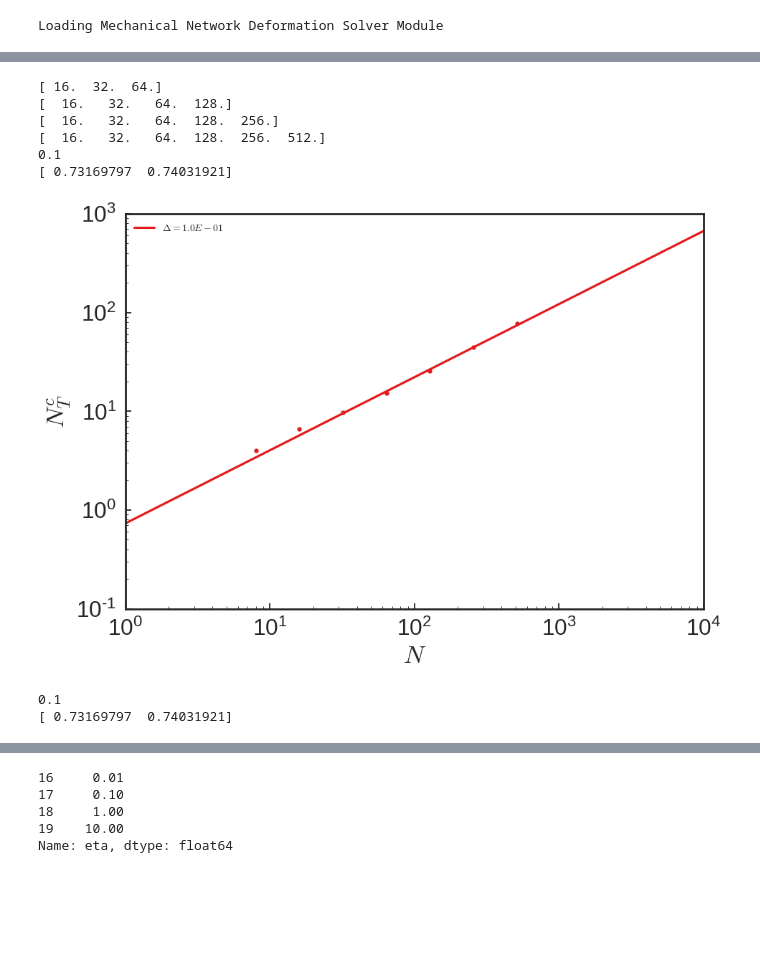
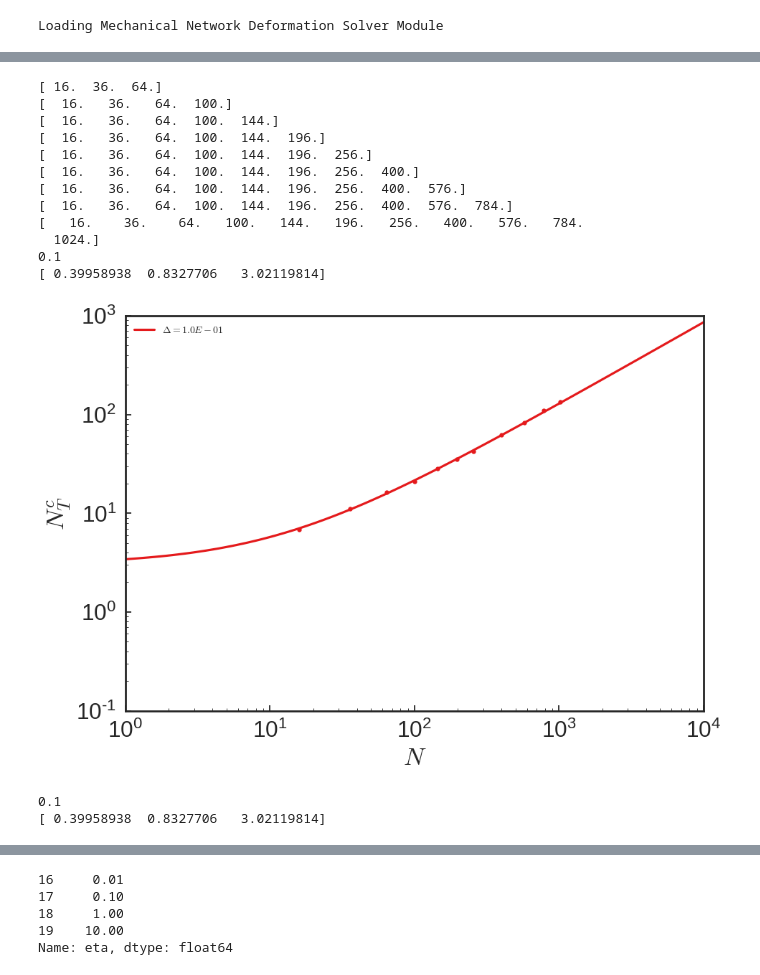
Before and after one commit to jrocks/lib_network_tuning, a Jupyter notebook: notebooks/tuning_disc_phase_space.ipynb, the cells around one changed output, grey strips where cells are left out. Saved outputs shown, nothing was run; the diff lists cells and outputs as text; code cells hidden in the pictures; blank space fills up the shorter version.

```diff
--- a/notebooks/tuning_disc_phase_space.ipynb
+++ b/notebooks/tuning_disc_phase_space.ipynb
@@ -545,19 +554,7 @@ for (Lp ,eta), group0 in df_agg.groupby(['Lp', 'eta']):
 
 
         avg, std, skew = mcError(NT, fsat, count, func, [15.0, 10.0],
-                                 dist="binomial", bounds=[(1, 300), (1e-2, 100)], plot=False, nresample=32)
-
-
-#         spl = spi.UnivariateSpline(NT, fsat, s=0, ext=0)
-
-#         xs = np.arange(np.min(NT), np.max(NT), 0.1)
-#         ax1.plot(xs, spl(xs), color=color)
-
-#         rfunc = lambda x: 0.5 - spl(x)
-#         x0 = spo.brentq(rfunc, avg[0]-avg[1], avg[0]+avg[1])
-
-#         print x0, avg[0]
-#         avg[0] = x0
+                                 dist="binomial", bounds=[(1, 300), (1e-2, 100)], plot=False, nresample=100)
 
         print NN
         print avg
@@ -676,5 +709,5 @@ for (Lp ,eta), group0 in df_agg.groupby(['Lp', 'eta']):
 # %%
-func = lambda x, mu, sigma : 0.5*sp.special.erfc((x-mu) / sigma / np.sqrt(2))
+func = lambda x, mu, sigma : sp.special.expit(-(x-mu) / sigma / np.sqrt(2))
 
 for (Lp ,eta), group0 in df_agg.groupby(['Lp', 'eta']):
 
@@ -699,7 +732,7 @@ for (Lp ,eta), group0 in df_agg.groupby(['Lp', 'eta']):
         NTc = np.array(df_fsat[(df_fsat.eta==eta) & (df_fsat.Lp==Lp) & (df_fsat.NN==NN)]['NTc'])[0]
         width = np.array(df_fsat[(df_fsat.eta==eta) & (df_fsat.Lp==Lp) & (df_fsat.NN==NN)]['width'])[0]
 
-        x = np.linspace(0, NTc+3*width, 1000)
+        x = np.linspace(np.min(NT), np.max(NT), 1000)
 
         ax1.plot(x / NE, func(x, NTc, width), color=color)
 
@@ -726,15 +756,15 @@ for (Lp ,eta), group0 in df_agg.groupby(['Lp', 'eta']):
 def func1(x, B, C):
     return B * x**C
 
+def func2(x, B, C, A):
+    return B * x**C + A
+
 def func3(x, A, B, C):
-    return A + B * x**C
-
-def func2(x, A, B, C):
 
     return B * x**C * (1 + np.log(x)**A)
 
 
-start = 1
+start = 0
 stop = len(df_fsat.groupby(['NN']))
 
 df_scale = pd.DataFrame(columns=['eta', 'start', 'stop', 'NTc_offset', 'NTc_coeff', 'NTc_exp',
@@ -752,16 +782,16 @@ for n in range(start+3, stop+1):
 
         print NN[start:n]
 
-        avg, std = spo.curve_fit(func1, NN[start:n], NTc[start:n],
-                                 p0=[0, 1],
+        avg, std = spo.curve_fit(func2, NN[start:n], NTc[start:n],
+                                 p0=[0, 1, 0],
                                  sigma=NTc_err[start:n],
                                  absolute_sigma=True, maxfev=10000,
-                                 bounds=([-np.inf, -np.inf], [np.inf, np.inf]))
+                                 bounds=([-np.inf, -np.inf, -np.inf], [np.inf, np.inf, np.inf]))
 
 
-        row = pd.Series({'eta': eta, 'start': start, 'stop': n, 'NTc_offset':0.0,
+        row = pd.Series({'eta': eta, 'start': start, 'stop': n, 'NTc_offset':avg[2],
                          'NTc_coeff':avg[0], 'NTc_exp': avg[1],
-                         'NTc_offset_err':0.0,
+                         'NTc_offset_err':np.sqrt(std[2][2]),
                          'NTc_coeff_err':np.sqrt(std[0][0]),
                          'NTc_exp_err': np.sqrt(std[1][1])})
 
@@ -783,18 +813,21 @@ for eta, group in df_fsat.groupby(['eta']):
     NTc = np.array(group['NTc'])
     NTc_err = np.array(group['NTc_err'])
 
-    avg = np.zeros(2, float)
+    avg = np.zeros(3, float)
 
-#     avg[0] = df_scale[(df_scale.eta==eta) & (df_scale.stop==stop)]['NTc_offset']
     avg[0] = df_scale[(df_scale.eta==eta) & (df_scale.stop==stop)]['NTc_coeff']
     avg[1] = df_scale[(df_scale.eta==eta) & (df_scale.stop==stop)]['NTc_exp']
+    avg[2] = df_scale[(df_scale.eta==eta) & (df_scale.stop==stop)]['NTc_offset']
 
     print eta
     print avg
 
-    ax1.plot(10**np.linspace(0, 4, 100), func1(10**np.linspace(0,4, 100), *avg), '-', color=color,
+    ax1.plot(10**np.linspace(0, 4, 100), func2(10**np.linspace(0,4, 100), *avg), '-', color=color,
             label=r'$\Delta={0:.1E}$'.format(eta))
     ax1.errorbar(NN, NTc, yerr=NTc_err, fmt=".", color=color)
+
+#     ax1.plot(10**np.linspace(0, 4, 100), func2(10**np.linspace(0,4, 100), avg[0], 1.0, avg[2]), '--', color='k',
+#             label=r'$\Delta={0:.1E}$'.format(eta))
 
 
 
@@ -827,14 +860,16 @@ for eta, group in df_fsat.groupby(['eta']):
 
     avg = np.zeros(2, float)
 
-#     avg[0] = df_scale[(df_scale.eta==eta) & (df_scale.stop==stop)]['NTc_offset']
+    avg = np.zeros(3, float)
+
     avg[0] = df_scale[(df_scale.eta==eta) & (df_scale.stop==stop)]['NTc_coeff']
     avg[1] = df_scale[(df_scale.eta==eta) & (df_scale.stop==stop)]['NTc_exp']
+    avg[2] = df_scale[(df_scale.eta==eta) & (df_scale.stop==stop)]['NTc_offset']
 
     print eta
     print avg
 
-    ax1.errorbar(NN, NTc / func1(NN, *avg) - 1.0, yerr=NTc_err / func1(NN, *avg), fmt=".", color=color,
+    ax1.errorbar(NN, NTc / func2(NN, *avg) - 1.0, yerr=NTc_err / func2(NN, *avg), fmt=".", color=color,
             label=r'$\Delta={0:.1E}$'.format(eta))
 
 for i in range(0, 14):
@@ -879,38 +914,44 @@ plt.show()
 
 #     ax2.plot(10**np.linspace(0, 4, 100), func2(10**np.linspace(0, 4, 100), *avg), '-', color=color,
 #             label=r'$\log(p)={0:.1f}, \Delta\eta^*={1:.1E}$'.format(Lp, eta))
 
 
 #     ax2.errorbar(NN_list[(Lp, eta)], w_list[(Lp, eta)], yerr=np.array(w_err_list[(Lp, eta)]), fmt=".", color=color)
 
 # # handles, labels = ax2.get_legend_handles_labels()
 
 # # line = mlines.Line2D([], [], lw=0.0)
 # # handles.append(line)
 # # labels.append(r"$\beta = {0:.2f}$".format(avg[1]))
 # # # labels.append(r"$\beta = {0:.3f} \pm {1:.3f}$".format(avg[1], std[1]))
 
 # # ax2.legend(handles, labels, loc="lower right")
 
 # ax2.set_xlabel("$N$")
 # ax2.set_ylabel(r"$\sigma_{T}$")
 # ax2.set_xscale('log')
 # ax2.set_yscale('log')
 # ax2.legend(loc="upper left", prop={'size':10})
 
 # ax2.set_xlim(1e0, 1e4)
 # ax2.set_ylim(1e-1, 1e2)
 
 # # plt.savefig("transition_width_2D.eps")
 
 # plt.show()
 # %% [output]
-[ 16.  32.  64.]
-[  16.   32.   64.  128.]
-[  16.   32.   64.  128.  256.]
-[  16.   32.   64.  128.  256.  512.]
+[ 16.  36.  64.]
+[  16.   36.   64.  100.]
+[  16.   36.   64.  100.  144.]
+[  16.   36.   64.  100.  144.  196.]
+[  16.   36.   64.  100.  144.  196.  256.]
+[  16.   36.   64.  100.  144.  196.  256.  400.]
+[  16.   36.   64.  100.  144.  196.  256.  400.  576.]
+[  16.   36.   64.  100.  144.  196.  256.  400.  576.  784.]
+[   16.    36.    64.   100.   144.   196.   256.   400.   576.   784.
+  1024.]
 0.1
-[ 0.73169797  0.74031921]
+[ 0.39958938  0.8327706   3.02119814]
-[figure, old version]
+[figure, new version]
 0.1
-[ 0.73169797  0.74031921]
+[ 0.39958938  0.8327706   3.02119814]
```
Also changed, not shown: parts of 11 cells of this notebook, 18 other files.
